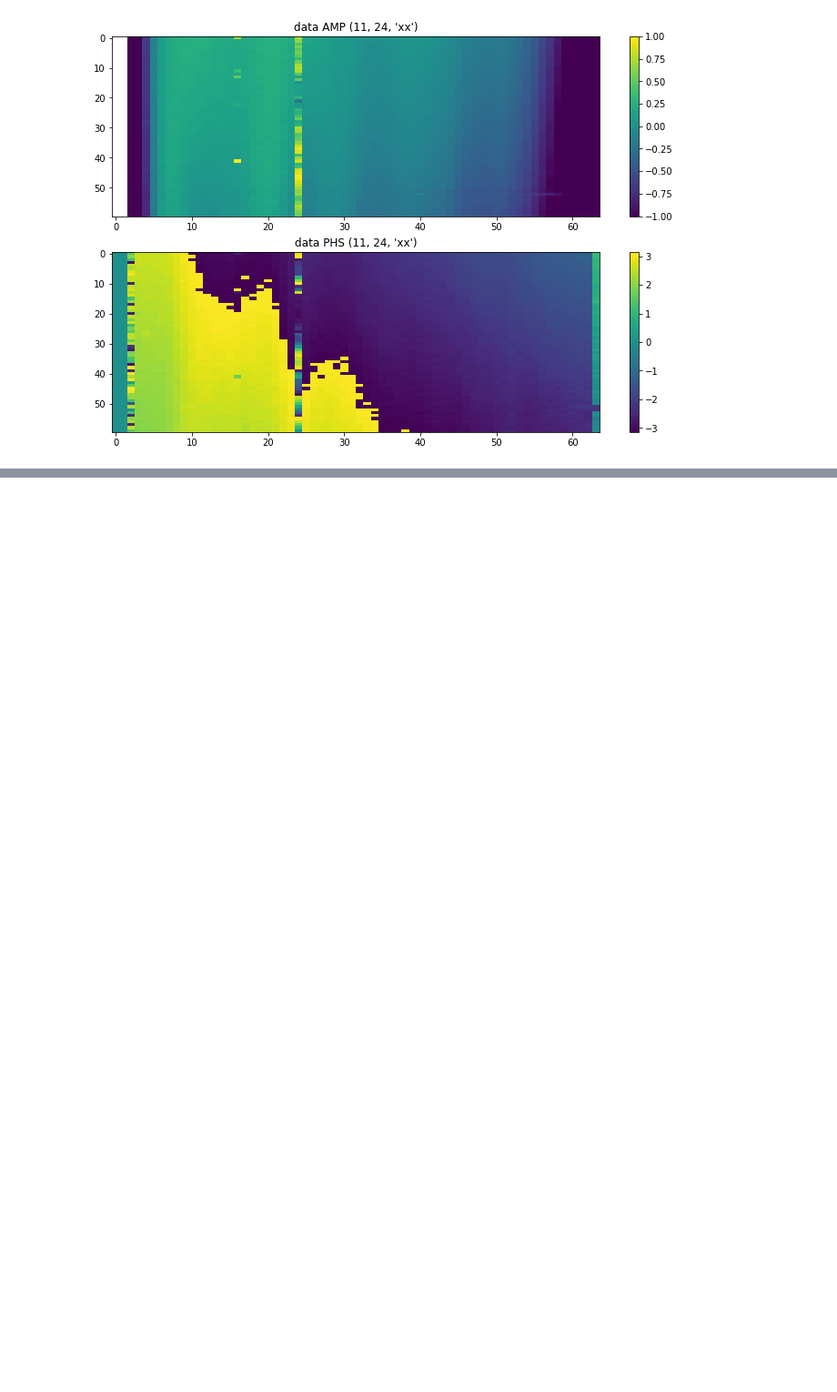
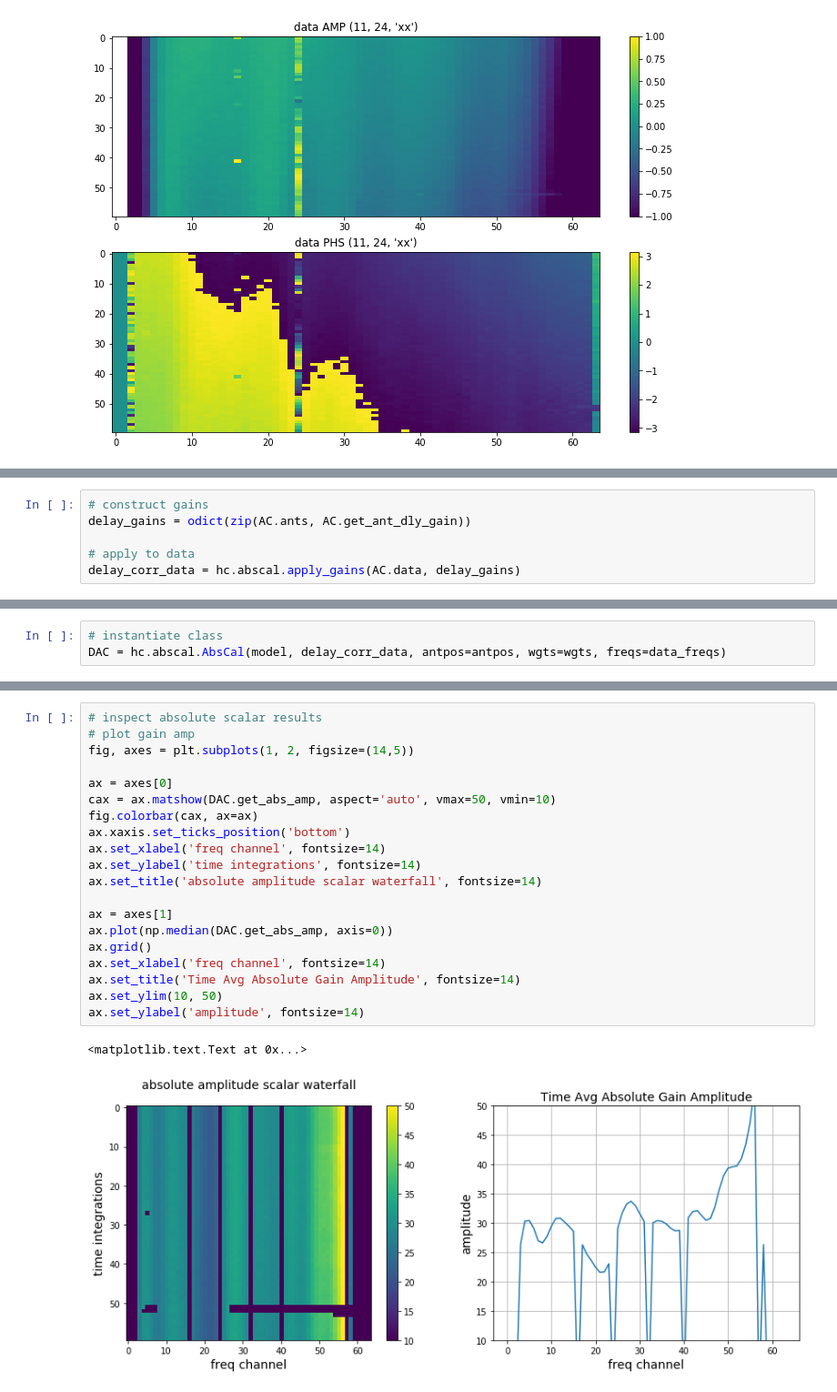
Before and after one commit to HERA-Team/hera_cal, a Jupyter notebook: scripts/notebooks/running_abscal.ipynb, the cells around one changed output, grey strips where cells are left out. Shown at 91% size. Drawn from its saved outputs; the diff is of its cells as text; blank space fills up the shorter version.

```diff
--- a/scripts/notebooks/running_abscal.ipynb
+++ b/scripts/notebooks/running_abscal.ipynb
@@ -248,0 +156,6 @@ plt.title('data-corrected AMP {}'.format(bl))
+# %%
+# construct gains
+delay_gains = odict(zip(AC.ants, AC.get_ant_dly_gain))
+
+# apply to data
+delay_corr_data = hc.abscal.apply_gains(AC.data, delay_gains)
@@ -248,0 +189,3 @@ plt.title('data-corrected AMP {}'.format(bl))
+# %%
+# instantiate class
+DAC = hc.abscal.AbsCal(model, delay_corr_data, antpos=antpos, wgts=wgts, freqs=data_freqs)
@@ -248,0 +203,23 @@ plt.title('data-corrected AMP {}'.format(bl))
+# %%
+# inspect absolute scalar results
+# plot gain amp
+fig, axes = plt.subplots(1, 2, figsize=(14,5))
+
+ax = axes[0]
+cax = ax.matshow(DAC.get_abs_amp, aspect='auto', vmax=50, vmin=10)
+fig.colorbar(cax, ax=ax)
+ax.xaxis.set_ticks_position('bottom')
+ax.set_xlabel('freq channel', fontsize=14)
+ax.set_ylabel('time integrations', fontsize=14)
+ax.set_title('absolute amplitude scalar waterfall', fontsize=14)
+
+ax = axes[1]
+ax.plot(np.median(DAC.get_abs_amp, axis=0))
+ax.grid()
+ax.set_xlabel('freq channel', fontsize=14)
+ax.set_title('Time Avg Absolute Gain Amplitude', fontsize=14)
+ax.set_ylim(10, 50)
+ax.set_ylabel('amplitude', fontsize=14)
+# %% [output]
+<matplotlib.text.Text at 0x...>
+[figure, added]
```
Also changed, not shown: parts of 58 cells of this notebook, 3 other files.
